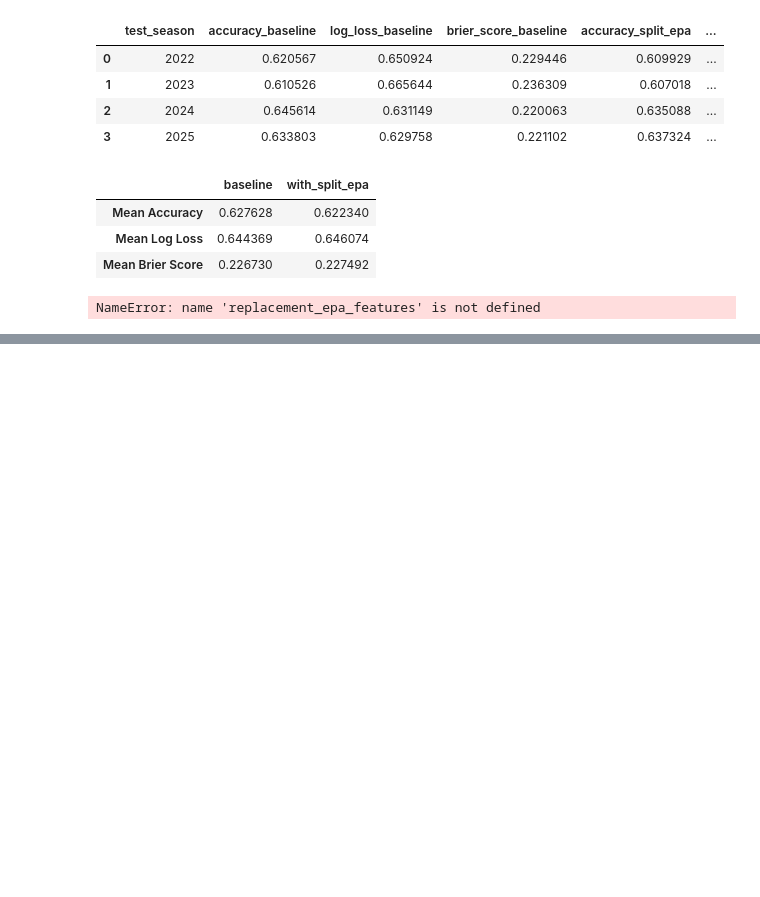
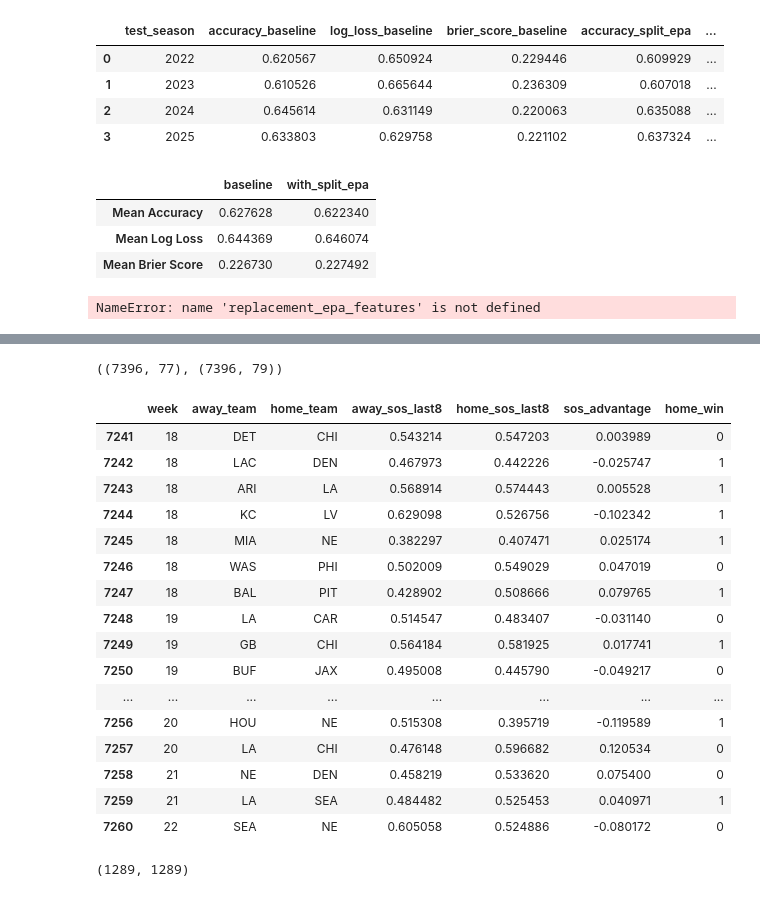
Before and after one commit to GarnetFisherman/nfl-game-prediction, a Jupyter notebook: notebooks/01_explore_nfl_data.ipynb, the cells around one changed output, grey strips where cells are left out. Cells and saved outputs as stored; diff of their text form; code cells hidden in the pictures; blank space fills up the shorter version.

```diff
--- a/notebooks/01_explore_nfl_data.ipynb
+++ b/notebooks/01_explore_nfl_data.ipynb
@@ -5973,0 +5654,4 @@ qb_change_summary
+# %%
+team_sos = team_games.sort_values(
+    ["team", "season", "week"]
+).copy()
@@ -5973,0 +5755,10 @@ qb_change_summary
+# %%
+team_sos["opponent_win_pct_last8"] = (
+    team_sos.groupby("team")["opponent_pregame_win_pct"]
+    .transform(
+        lambda x: x.shift(1).rolling(
+            8,
+            min_periods=4
+        ).mean()
+    )
+)
@@ -5973,0 +5825,53 @@ qb_change_summary
+# %%
+model_8_sos = model_8_success_ypp.merge(
+    home_sos,
+    on="game_id",
+    how="left"
+)
+
+model_8_sos = model_8_sos.merge(
+    away_sos,
+    on="game_id",
+    how="left"
+)
+# %%
+model_8_success_ypp.shape, model_8_sos.shape
+# %% [output]
+((7396, 77), (7396, 79))
+# %%
+model_8_sos["sos_advantage"] = (
+    model_8_sos["home_sos_last8"]
+    - model_8_sos["away_sos_last8"]
+)
+# %%
+model_8_sos[
+    model_8_sos["season"] == 2025
+][
+    [
+        "week",
+        "away_team",
+        "home_team",
+        "away_sos_last8",
+        "home_sos_last8",
+        "sos_advantage",
+        "home_win"
+    ]
+].tail(20)
+# %% [output]
+|  | week | away_team | home_team | away_sos_last8 | home_sos_last8 | sos_advantage | home_win |
+| 7241 | 18 | DET | CHI | 0.543214 | 0.547203 | 0.003989 | 0 |
+| 7242 | 18 | LAC | DEN | 0.467973 | 0.442226 | -0.025747 | 1 |
+| 7243 | 18 | ARI | LA | 0.568914 | 0.574443 | 0.005528 | 1 |
+| 7244 | 18 | KC | LV | 0.629098 | 0.526756 | -0.102342 | 1 |
+| 7245 | 18 | MIA | NE | 0.382297 | 0.407471 | 0.025174 | 1 |
+| 7246 | 18 | WAS | PHI | 0.502009 | 0.549029 | 0.047019 | 0 |
+| 7247 | 18 | BAL | PIT | 0.428902 | 0.508666 | 0.079765 | 1 |
+| 7248 | 19 | LA | CAR | 0.514547 | 0.483407 | -0.031140 | 0 |
+| 7249 | 19 | GB | CHI | 0.564184 | 0.581925 | 0.017741 | 1 |
+| 7250 | 19 | BUF | JAX | 0.495008 | 0.445790 | -0.049217 | 0 |
+| ... | ... | ... | ... | ... | ... | ... | ... |
+| 7256 | 20 | HOU | NE | 0.515308 | 0.395719 | -0.119589 | 1 |
+| 7257 | 20 | LA | CHI | 0.476148 | 0.596682 | 0.120534 | 0 |
+| 7258 | 21 | NE | DEN | 0.458219 | 0.533620 | 0.075400 | 0 |
+| 7259 | 21 | LA | SEA | 0.484482 | 0.525453 | 0.040971 | 1 |
+| 7260 | 22 | SEA | NE | 0.605058 | 0.524886 | -0.080172 | 0 |
@@ -5973,0 +5892,4 @@ qb_change_summary
+# %%
+sos_ready.shape[0], baseline_sos_ready.shape[0]
+# %% [output]
+(1289, 1289)
```
Also changed, not shown: parts of 77 cells of this notebook.
